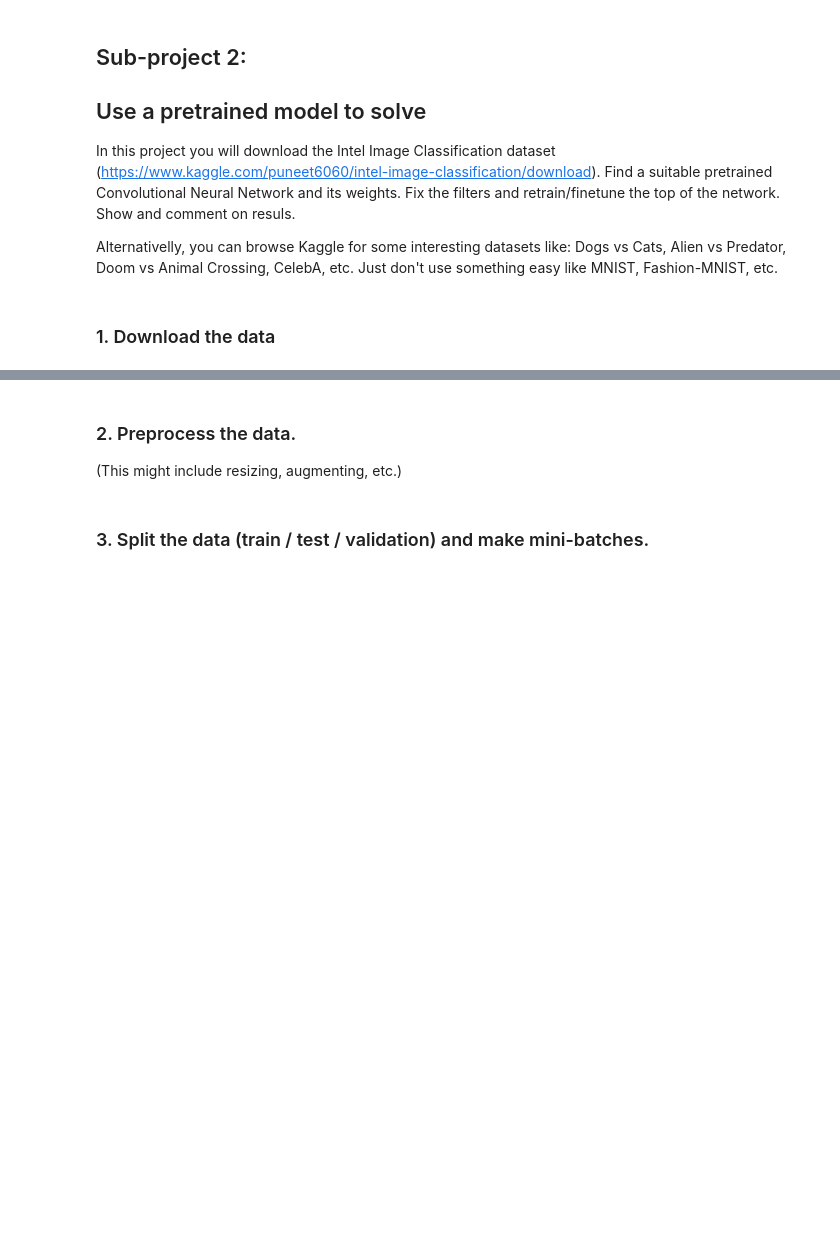
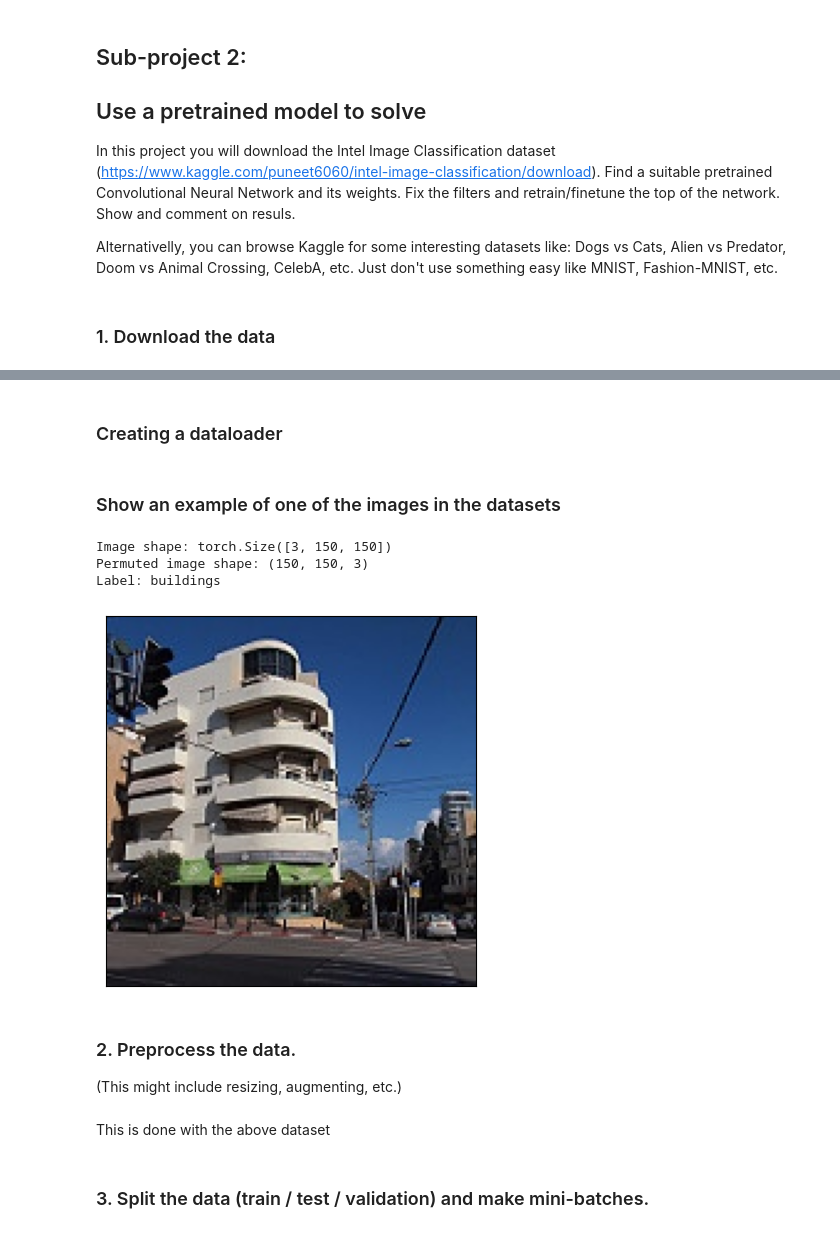
Before and after one commit to Tietgen-ITU/applied-artificial-intelligence, a Jupyter notebook: exercises/lecture-04/Convolutional_networks.ipynb, the cells around one changed output, grey strips where cells are left out. Cells and saved outputs as stored; diff of their text form; code cells hidden in the pictures; blank space fills up the shorter version.

```diff
--- a/exercises/lecture-04/Convolutional_networks.ipynb
+++ b/exercises/lecture-04/Convolutional_networks.ipynb
@@ -236,6 +393,60 @@ Alternativelly, you can browse Kaggle for some interesting datasets like: Dogs v
+# %% [markdown]
+### Creating a dataloader
+# %%
+class IntelDataSet(torch.utils.data.Dataset):
+    def __init__(self, dataframe, transform=None, transform_label=None):
+        self.dataframe = dataframe
+        self.transform = transform
+        self.transform_label = transform_label
+
+    def __len__(self):
+        return len(self.dataframe)
+
+    def __getitem__(self, idx):
+        img_path = self.dataframe.iloc[idx]['image']
+        image = io.read_image(img_path)
+        label = self.dataframe.iloc[idx]['label']
+
+        if self.transform:
+            image = self.transform(image)
+
+        if self.transform_label:
+            label = self.transform_label(label)
+
+        return image, label
+
+    def get_column_idx(self, column_name):
+        return self.dataframe.columns.get_loc(column_name)
+
+dataset = IntelDataSet(train_df)
+test_dataset = IntelDataSet(test_df)
+# %% [markdown]
+### Show an example of one of the images in the datasets
+# %%
+image, label = dataset[1000]
+permuted_image = image.permute(1, 2, 0).numpy()
+
+print(f"Image shape: {image.shape}") # Is (Color, height, width)
+print(f"Permuted image shape: {permuted_image.shape}") # Is (height, width, color)
+print(f"Label: {label}")
+
+def tensor_to_image(tensor):
+    img = plt.imshow(tensor.permute(1, 2, 0).numpy())
+    plt.axis('on')  # Hide axes
+    plt.xticks([])  # Hide x-ticks
+    plt.yticks([])  # Hide y-ticks
+
+tensor_to_image(image)
+# %% [output]
+Image shape: torch.Size([3, 150, 150])
+Permuted image shape: (150, 150, 3)
+Label: buildings
+[figure, added]
 # %% [markdown]
 ### 2. Preprocess the data.
 
 (This might include resizing, augmenting, etc.)
+# %% [markdown]
+This is done with the above dataset
 # %% [markdown]
 ### 3. Split the data (train / test / validation) and make mini-batches.
```
Also changed, not shown: parts of 14 cells of this notebook, 1 other file.
